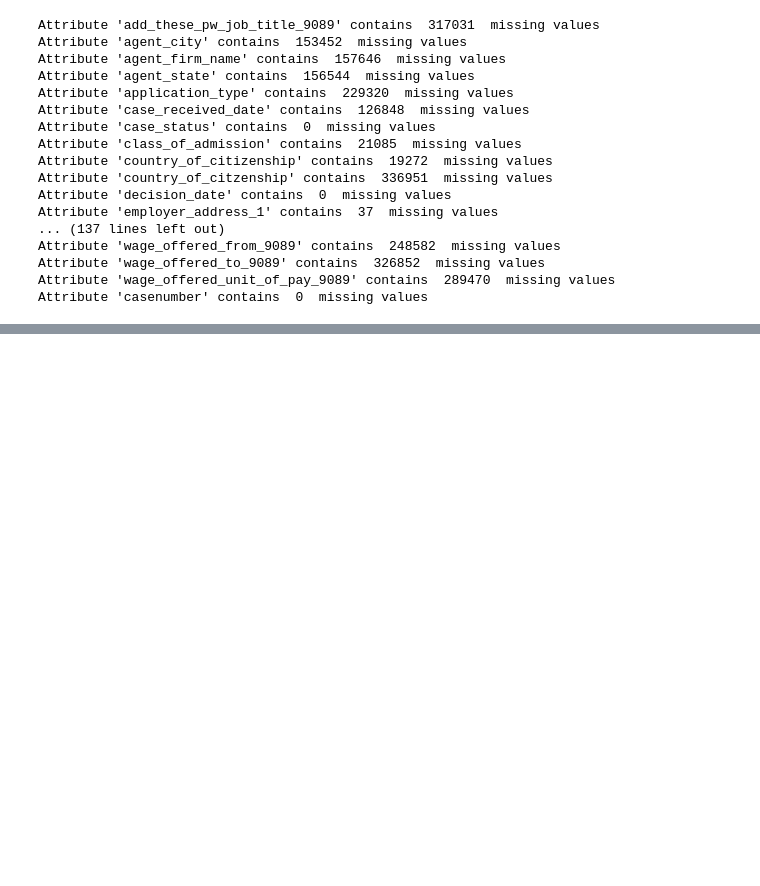
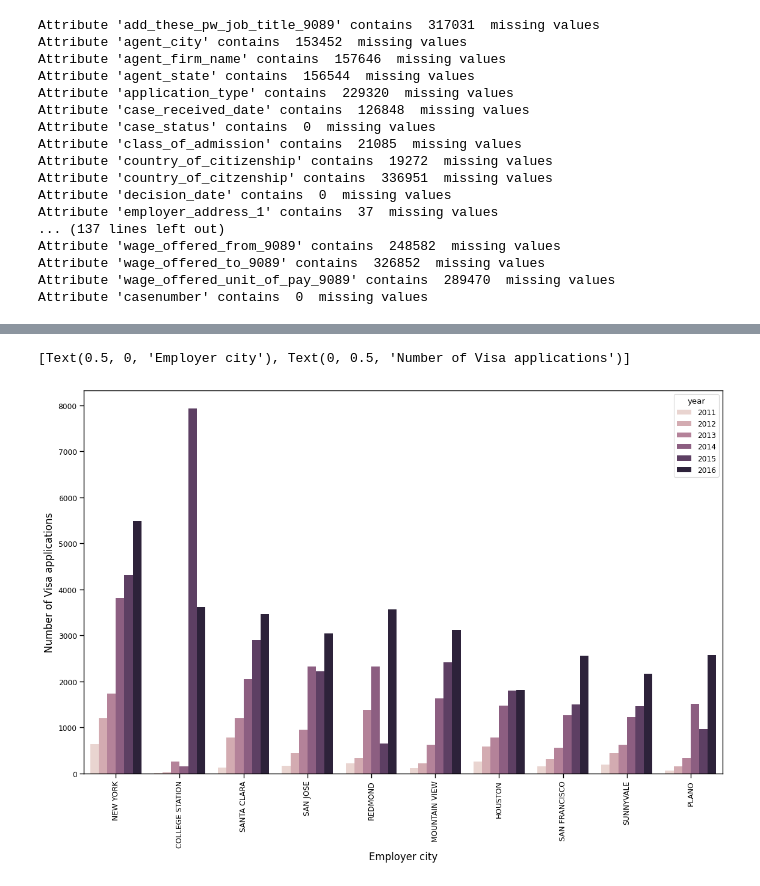
Before and after one commit to Josh-Sackey/CS5361_Group9, a Jupyter notebook: finalproject.ipynb, the cells around one changed output, grey strips where cells are left out. Cells and saved outputs as stored; diff of their text form; code cells hidden in the pictures; blank space fills up the shorter version.

```diff
--- a/finalproject.ipynb
+++ b/finalproject.ipynb
@@ -200,0 +203,4 @@ Attribute 'casenumber' contains  0  missing values
+# %%
+# Displaying 15 most popular cities
+df['employer_city'] = df['employer_city'].str.upper()
+df['employer_city'].value_counts().head(15)
@@ -200,0 +225,11 @@ Attribute 'casenumber' contains  0  missing values
+# %%
+# Creating plot parameters for the cities
+fig, ax = plt.subplots()
+fig.set_size_inches(13.7, 8.27)
+sns.set_context("paper", rc={"font.size":12,"axes.titlesize":12,"axes.labelsize":12})
+sns.countplot(x='employer_city', hue='year', data=df, order=df.employer_city.value_counts().iloc[:10].index)
+plt.xticks(rotation=90)
+ax.set(xlabel='Employer city', ylabel='Number of Visa applications')
+# %% [output]
+[Text(0.5, 0, 'Employer city'), Text(0, 0.5, 'Number of Visa applications')]
+[figure, added]
```
Also changed, not shown: parts of 13 cells of this notebook.
